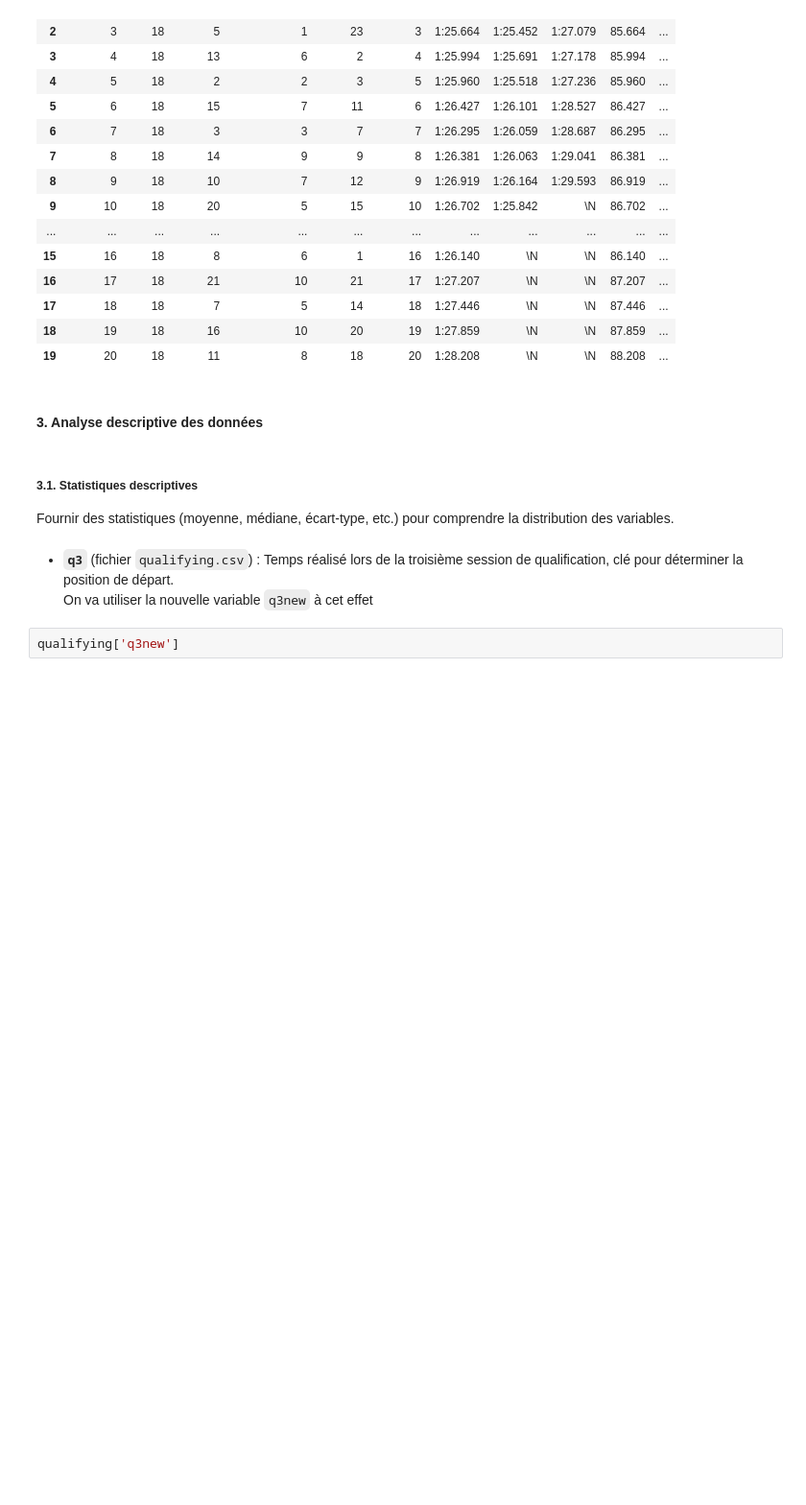
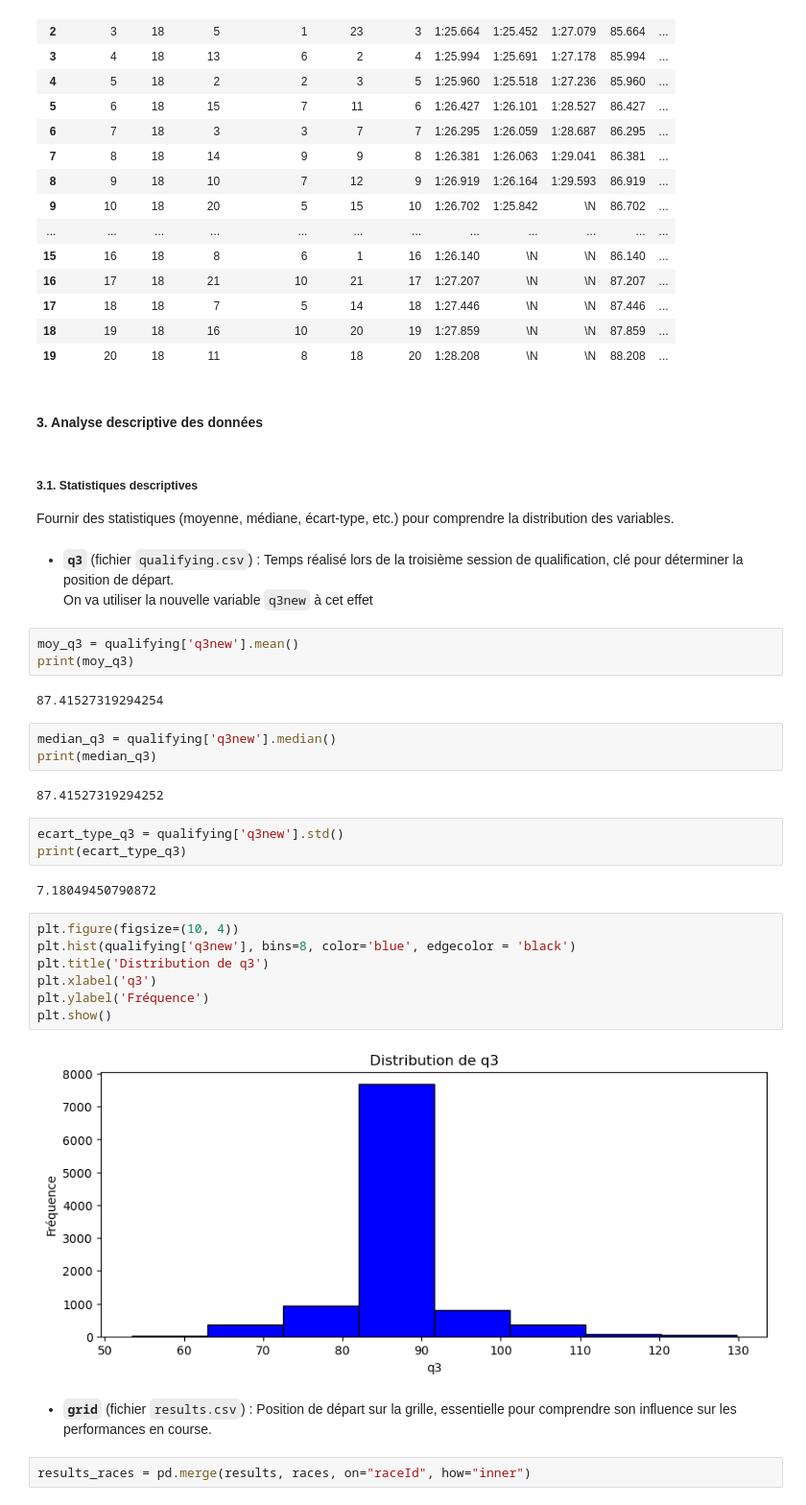
Before and after one commit to Math-ieu/Projet-PACTE-4A, a Jupyter notebook: f1-pacte.ipynb, the cells around one changed output. Shown at 96% size. Drawn from its saved outputs; the diff is of its cells as text; blank space fills up the shorter version.

```diff
--- a/f1-pacte.ipynb
+++ b/f1-pacte.ipynb
@@ -252,5 +254,31 @@ Fournir des statistiques (moyenne, médiane, écart-type, etc.) pour comprendre
 # %% [markdown]
 + **`q3`** (fichier `qualifying.csv`) : Temps réalisé lors de la troisième session de qualification, clé pour déterminer la position de départ.
 On va utiliser la nouvelle variable `q3new` à cet effet
-# %%
-qualifying['q3new']
+# %%
+moy_q3 = qualifying['q3new'].mean()
+print(moy_q3)
+# %% [output]
+87.41527319294254
+# %%
+median_q3 = qualifying['q3new'].median()
+print(median_q3)
+# %% [output]
+87.41527319294252
+# %%
+ecart_type_q3 = qualifying['q3new'].std()
+print(ecart_type_q3)
+# %% [output]
+7.18049450790872
+# %%
+plt.figure(figsize=(10, 4))
+plt.hist(qualifying['q3new'], bins=8, color='blue', edgecolor = 'black')
+plt.title('Distribution de q3')
+plt.xlabel('q3')
+plt.ylabel('Fréquence')
+plt.show()
+# %% [output]
+[figure, added]
+# %% [markdown]
++ **`grid`** (fichier `results.csv`) : Position de départ sur la grille, essentielle pour comprendre son influence sur les performances en course.
+# %%
+results_races = pd.merge(results, races, on="raceId", how="inner")
```
Also changed, not shown: parts of 17 cells of this notebook.
